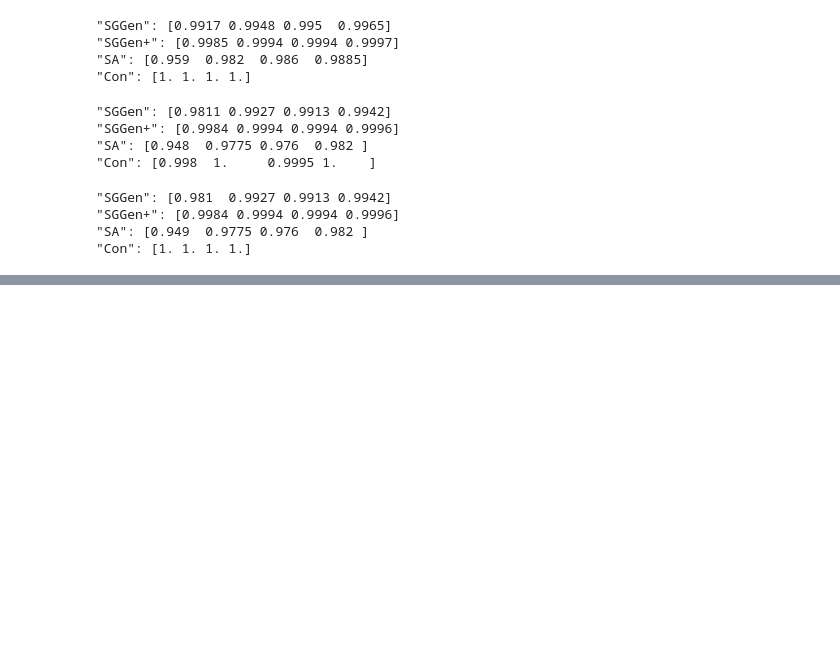
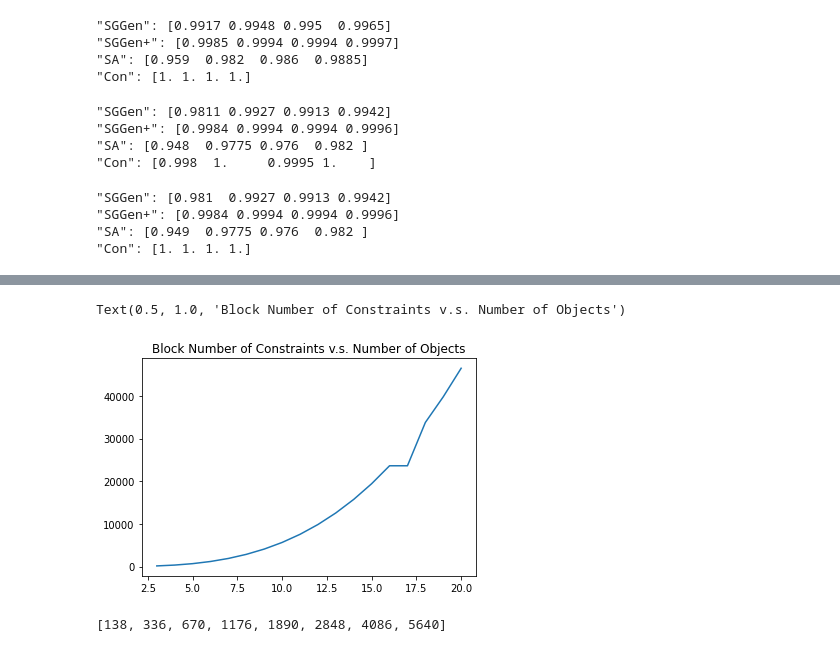
Before and after one commit to 20001LastOrder/Clevr-Relational, a Jupyter notebook: measurements/scene_graph_solver.ipynb, the cells around one changed output, grey strips where cells are left out. Cells and saved outputs as stored; diff of their text form; code cells hidden in the pictures; blank space fills up the shorter version.

```diff
--- a/measurements/scene_graph_solver.ipynb
+++ b/measurements/scene_graph_solver.ipynb
@@ -672,0 +687,10 @@ satisfied
+# %%
+plt.plot(range(3, 21), num_constraints)
+plt.title('Block Number of Constraints v.s. Number of Objects')
+# %% [output]
+Text(0.5, 1.0, 'Block Number of Constraints v.s. Number of Objects')
+[figure, added]
+# %%
+num_constraints
+# %% [output]
+[138, 336, 670, 1176, 1890, 2848, 4086, 5640]
```
Also changed, not shown: parts of 53 cells of this notebook, 13 other files.
